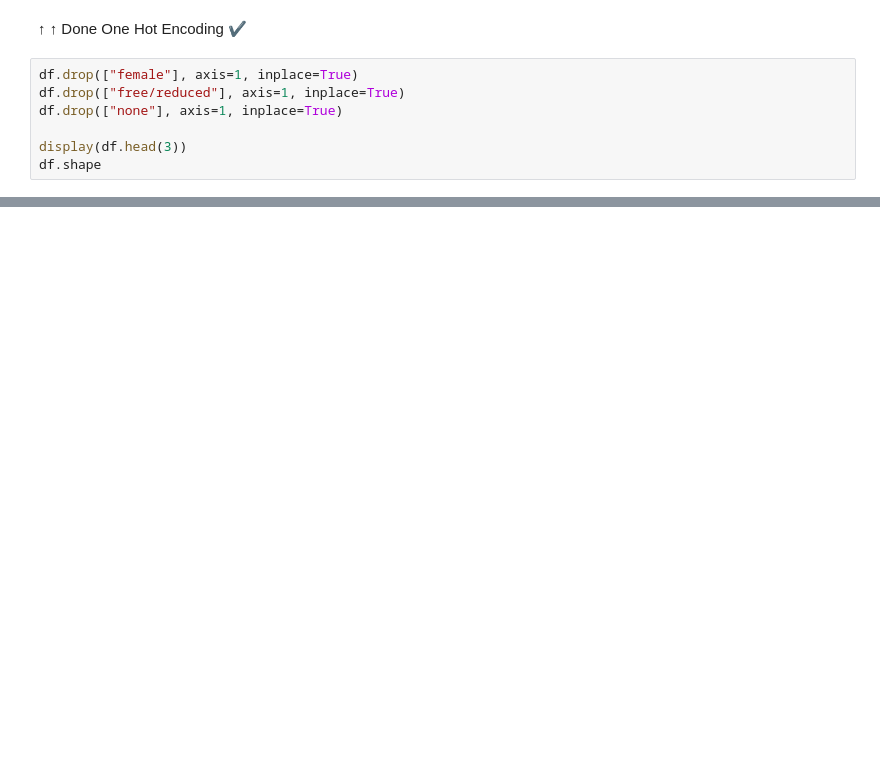
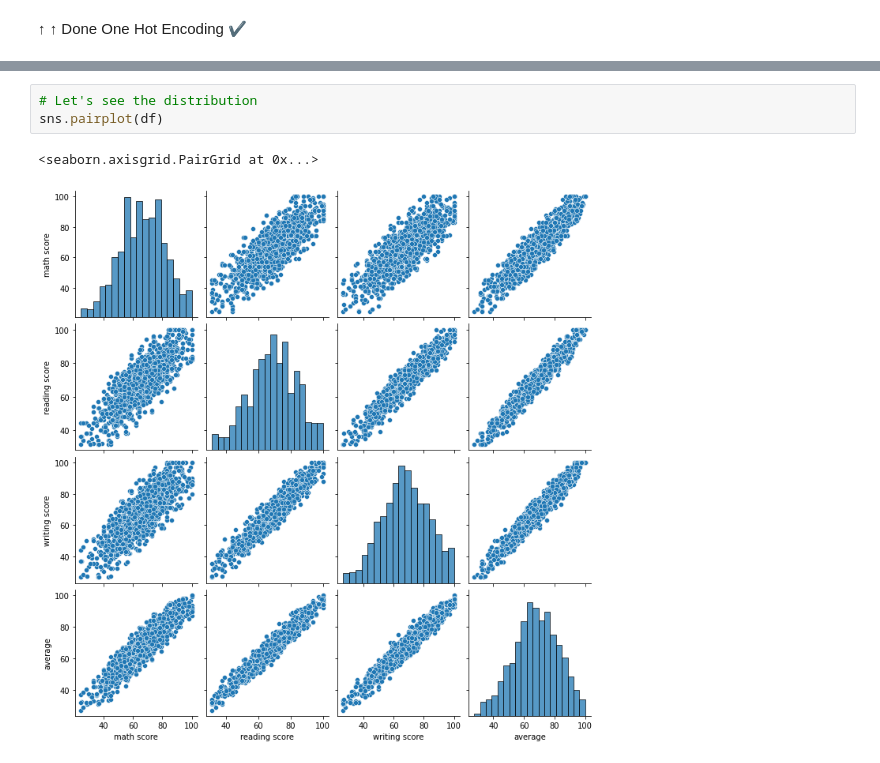
Before and after one commit to victorchendra02/Students-Performance-in-Exams, a Jupyter notebook: VictorChendra_202000338_UTS_IBDA3111.ipynb, the cells around one changed output, grey strips where cells are left out. Cells and saved outputs as stored; diff of their text form; blank space fills up the shorter version.

```diff
--- a/VictorChendra_202000338_UTS_IBDA3111.ipynb
+++ b/VictorChendra_202000338_UTS_IBDA3111.ipynb
@@ -365,9 +407,2 @@ df.shape
 # %% [markdown]
 ↑ ↑ Done One Hot Encoding ✔
-# %%
-df.drop(["female"], axis=1, inplace=True)
-df.drop(["free/reduced"], axis=1, inplace=True)
-df.drop(["none"], axis=1, inplace=True)
-
-display(df.head(3))
-df.shape
@@ -511,0 +615,6 @@ df_selected_features
+# %%
+# Let's see the distribution
+sns.pairplot(df)
+# %% [output]
+<seaborn.axisgrid.PairGrid at 0x...>
+[figure, added]
```
Also changed, not shown: parts of 45 cells of this notebook.
